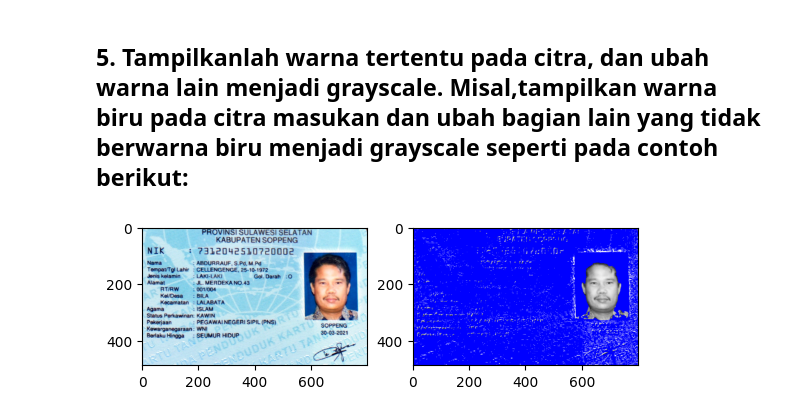
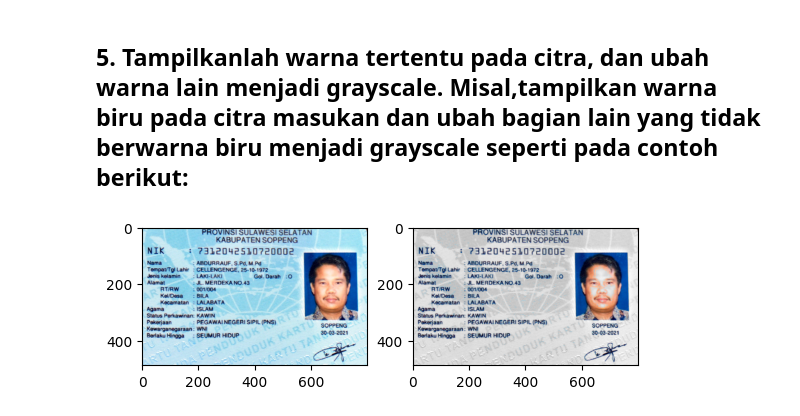
Before and after one commit to nizarmahi/PCVK_GANJIL_24-25, a Jupyter notebook: Week3.ipynb, the cells around one changed output. Saved outputs shown, nothing was run; the diff lists cells and outputs as text; code cells hidden in the pictures.

```diff
--- a/Week3.ipynb
+++ b/Week3.ipynb
@@ -190,23 +200,32 @@ plt.show()
 # %% [markdown]
 ## 5. Tampilkanlah warna tertentu pada citra, dan ubah warna lain menjadi grayscale. Misal,tampilkan warna biru pada citra masukan dan ubah bagian lain yang tidak berwarna biru menjadi grayscale seperti pada contoh berikut:
 # %%
-img_ktp_srt = img_ktp.copy()
+# prompt: ampilkanlah warna tertentu pada citra, dan ubah warna lain menjadi grayscale. Misal,tampilkan warna biru pada citra masukan dan ubah bagian lain yang tidak berwarna biru menjadi grayscale
 
+img_ktp = cv.imread('/content/drive/MyDrive/PCVK/Images/KTP_More/KTP_More/KTP7.jpeg')
+img_ktp = cv.cvtColor(img_ktp, cv.COLOR_BGR2RGB)
+
+# Buat salinan citra
+img_ktp_blue = img_ktp.copy()
+
+# Loop melalui setiap piksel
 for y in range(img_ktp.shape[0]):
   for x in range(img_ktp.shape[1]):
-    r, g, b = img_ktp[y, x]
-    if not (b > r and b > g):
-      lum = 0.2126 * r + 0.7152 * g + 0.0722 * b
-      img_ktp_srt[y, x] = [lum, lum, lum]
+    r, g, b = img_ktp[y, x, 0], img_ktp[y, x, 1], img_ktp[y, x, 2]
+    # Jika piksel bukan biru atau bukan warna kulit, ubah menjadi grayscale
+    if not ((b > 100 and r < 100 and g < 100) or (r < 255 and g < 205 and b < 204)):
+      gray = 0.2126 * r + 0.7152 * g + 0.0722 * b
+      img_ktp_blue[y, x] = [gray, gray, gray]
 
-    elif (b > r and b > g):
-      img_ktp_srt[y, x] = [0, 0, 255]
+    # piksel biru dan warna kulit maka tidak diubah
+    else :
+      img_ktp_blue[y, x] = img_ktp[y, x]
 
-
+# Tampilkan citra asli dan citra dengan warna biru ditampilkan
 plt.subplot(1, 2, 1)
 plt.imshow(img_ktp)
 plt.subplot(1, 2, 2)
-plt.imshow(img_ktp_srt)
+plt.imshow(img_ktp_blue)
 plt.show()
 # %% [output]
-[figure, old version]
+[figure, new version]
```
Also changed, not shown: parts of 3 cells of this notebook.
